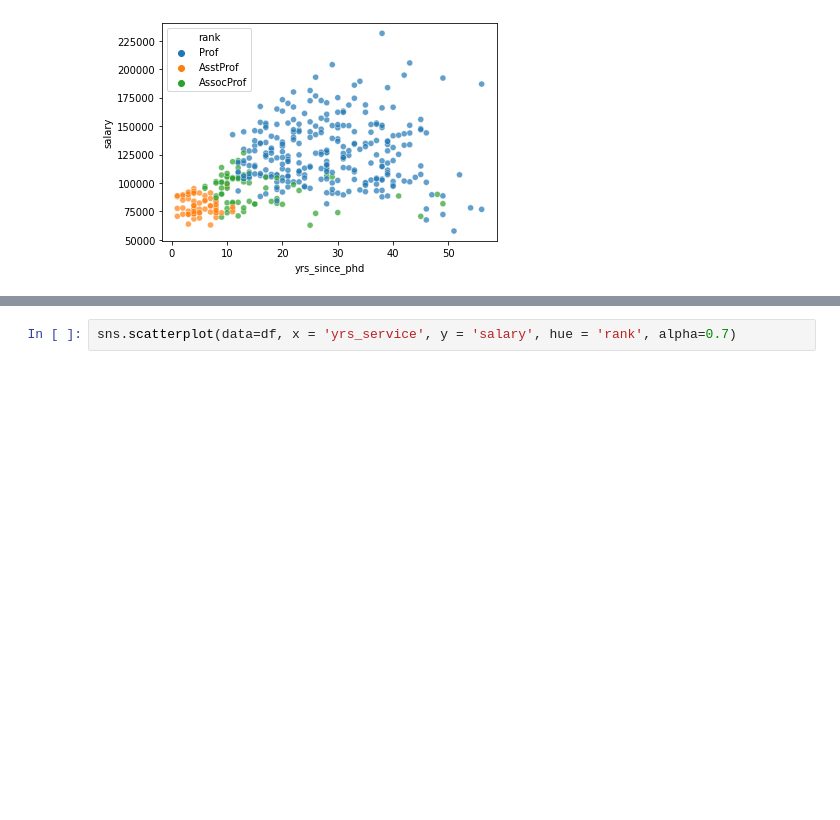
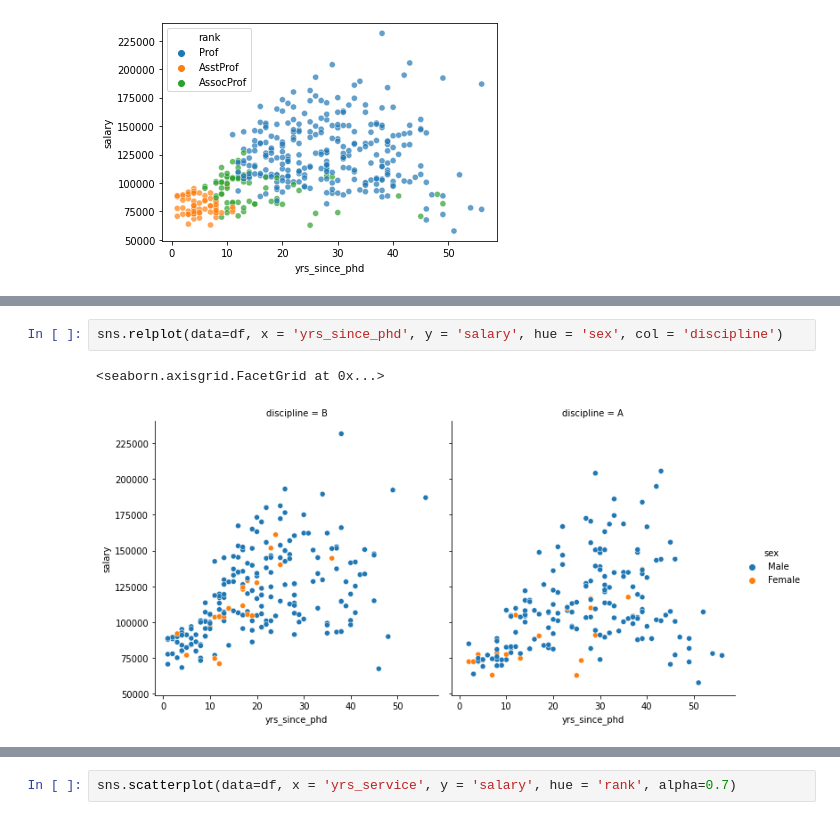
Before and after one commit to irtizak/salaries, a Jupyter notebook: Untitled.ipynb, the cells around one changed output, grey strips where cells are left out. Cells and saved outputs as stored; diff of their text form; blank space fills up the shorter version.

```diff
--- a/Untitled.ipynb
+++ b/Untitled.ipynb
@@ -204,0 +217,5 @@ sns.scatterplot(data=df, x = 'yrs_since_phd', y = 'salary', hue = 'rank', alpha=
+# %%
+sns.relplot(data=df, x = 'yrs_since_phd', y = 'salary', hue = 'sex', col = 'discipline')
+# %% [output]
+<seaborn.axisgrid.FacetGrid at 0x...>
+[figure, added]
```
Also changed, not shown: parts of 17 cells of this notebook, 3 other files.
